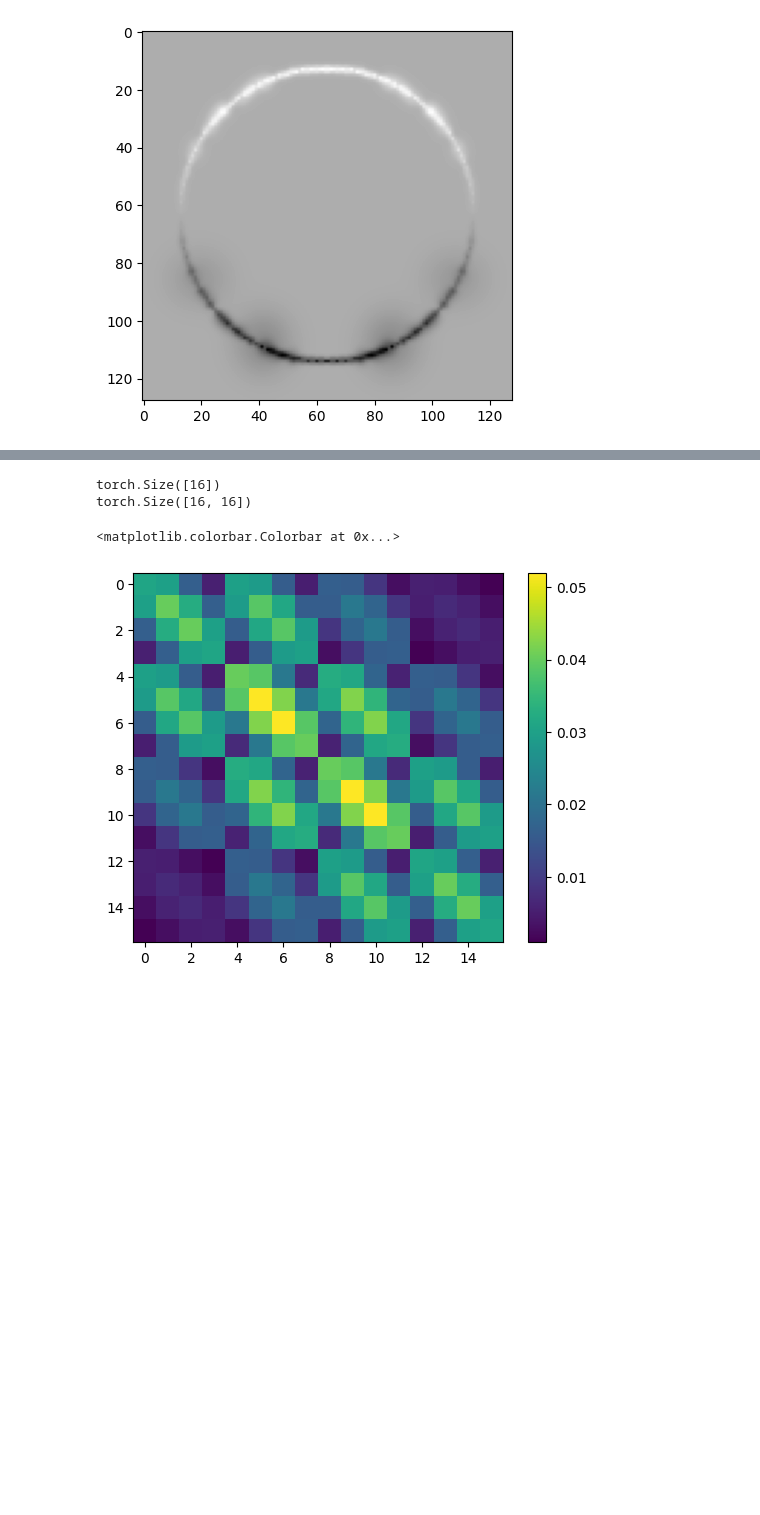
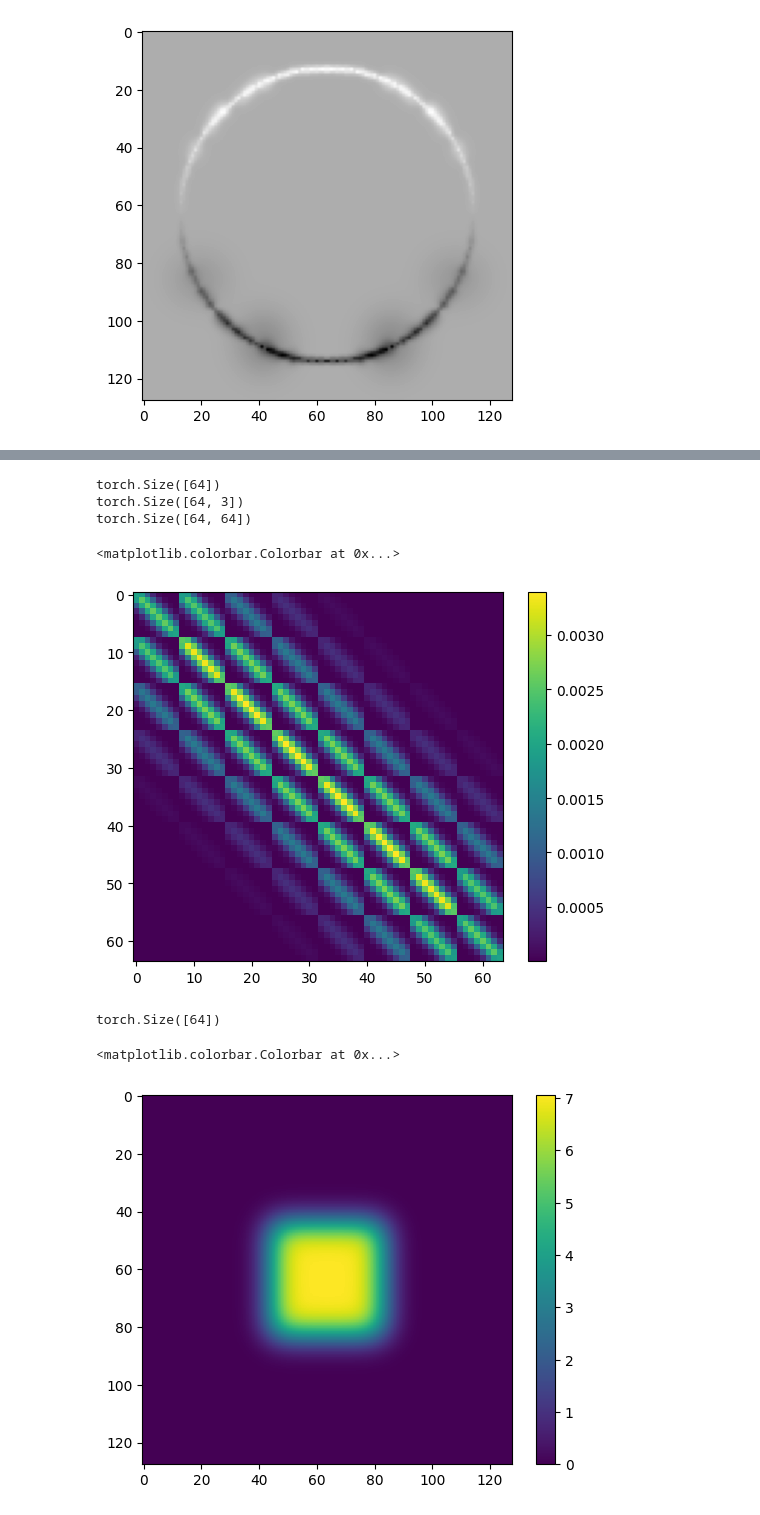
Before and after one commit to HugoRdet/Python_Poisson_Surface_Reconstruction, a Jupyter notebook: poisson_2D.ipynb, the cells around one changed output, grey strips where cells are left out. Saved outputs shown, nothing was run; the diff lists cells and outputs as text; code cells hidden in the pictures; blank space fills up the shorter version.

```diff
--- a/poisson_2D.ipynb
+++ b/poisson_2D.ipynb
@@ -519,10 +590,78 @@ torch.Size([64, 64, 500, 4, 2])
 # %%
 print(Vo.shape)
+print(l_gaussians.shape)
 print(BB.shape)
 plt.imshow(BB)
 plt.colorbar()
 # %% [output]
-torch.Size([16])
-torch.Size([16, 16])
+torch.Size([64])
+torch.Size([64, 3])
+torch.Size([64, 64])
 <matplotlib.colorbar.Colorbar at 0x...>
-[figure, old version]
+[figure, new version]
+# %%
+def get_X(x,l_g,q):
+    res=0
+    for i in range(l_g.shape[0]):
+        xa,ya,Width=l_g[i]
+        coef_x=x[i]
+
+        res+=torch.exp(-((q[0] - xa)**2 + (q[1] - ya)**2) / (Width * 1.5)**2).item()
+
+    return res
+
+
+
+import torch.optim as optim
+
+def grad_loss(L,img,V):
+
+
+    return torch.sqrt(torch.mean((torch.matmul(L,img)-V)**2))
+
+
+def fit(L,V):
+    optimizer=optim.LBFGS([torch.zeros(0)],lr=1e-3, max_iter=1500)
+    eps_b=torch.randn(V.shape)
+    eps_b.requires_grad = True
+    optimizer.param_groups[0]['params'][0] = eps_b
+
+    def closure():
+        optimizer.zero_grad()
+        loss=grad_loss(L,eps_b,V)
+        loss.backward(retain_graph=True)
+        return loss
+    loss=optimizer.step(closure)
+
+    return eps_b
+
+eps=fit(BB,Vo)
+
+eps=eps.detach()
+print(eps.shape)
+# %% [output]
+torch.Size([64])
+# %%
+#grid resolution
+n_p=128
+#Average density for adaptative depth
+
+image_res=torch.zeros((n_p,n_p))
+vec=torch.linspace(-3.25,3.25,n_p)
+
+
+
+
+
+for i in range(len(vec)):
+    for j in range(len(vec)):
+        coords=torch.empty(2)
+        coords[0]=vec[i]
+        coords[1]=vec[j]
+        image_res[i][j]=get_X(eps,l_gaussians,coords)
+# %%
+plt.imshow(image_res)
+plt.colorbar()
+# %% [output]
+<matplotlib.colorbar.Colorbar at 0x...>
+[figure, added]
```
Also changed, not shown: parts of 3 cells of this notebook.
